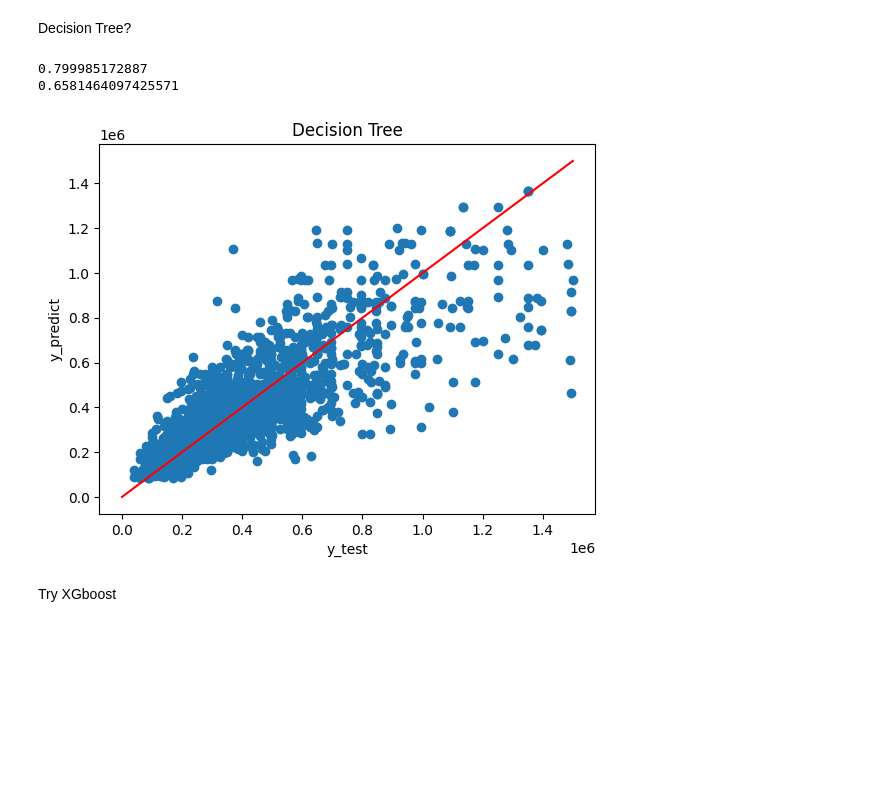
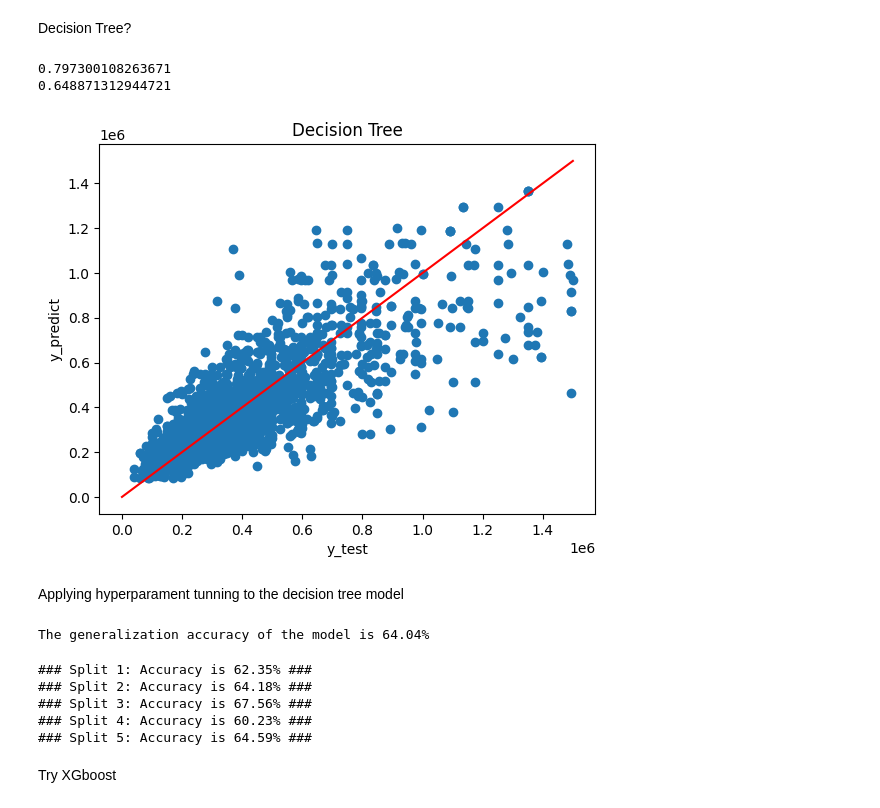
Before and after one commit to Spike815/Real_Estate_Analysis, a Jupyter notebook: model-building/regression-model.ipynb, the cells around one changed output. Cells and saved outputs as stored; diff of their text form; code cells hidden in the pictures; blank space fills up the shorter version.

```diff
--- a/model-building/regression-model.ipynb
+++ b/model-building/regression-model.ipynb
@@ -167,27 +167,82 @@ Decision Tree?
 # %%
 from sklearn.tree import DecisionTreeRegressor
 
 #depth, minimum samples, and minimum sample split.
 #These values can be tuned to ensure that we are able to achieve early stopping.
-clf = DecisionTreeRegressor(min_samples_leaf=10)
-
+clf = DecisionTreeRegressor(min_samples_leaf=10,max_features=0.9)
 clf.fit(X_train,y_train)
 y_pred=clf.predict(X_test)
 print(clf.score(X_train,y_train))
 print(clf.score(X_test,y_test))
 
 #show result
 a = np.array([0,max(y_test)[0]])
 plt.scatter(y_test,y_pred)
 plt.plot(a,a,color="red")
 plt.xlabel("y_test")
 plt.ylabel("y_predict")
 plt.title("Decision Tree")
 plt.show()
 # %% [output]
-0.799985172887
-0.6581464097425571
+0.797300108263671
+0.648871312944721
-[figure, old version]
+[figure, new version]
+# %% [markdown]
+Applying hyperparament tunning to the decision tree model
+# %%
+
+def single_grid_search(X_train, y_train):
+    """
+    Performs a grid search using the training set given.
+    """
+    # Setting all the parameters we want to test
+    params = {
+        'max_features' : np.arange(0.1,1,0.1).tolist(), #Number of features to consider as a fraction of all features
+        'max_depth': [1,2,4,8, None],# Depth of the tree
+    "min_samples_leaf":[1,2,4,8,10]
+    }
+
+    gridsearch = GridSearchCV(estimator = clf,
+                            param_grid = params,
+                            cv = 5, # Use 5 folds
+                            verbose = 0,
+                            n_jobs = -1 #Use all but one CPU core
+                            )
+    return gridsearch.fit(X_train, y_train)
+
+result = single_grid_search(X_train, y_train)
+decision_tree = result.best_estimator_
+score = decision_tree.score(X_test, y_test)
+print("The generalization accuracy of the model is {:.2f}%".format(score * 100))
+# %% [output]
+The generalization accuracy of the model is 64.04%
+# %%
+# Now we can create k train-test splits using KFold
+from sklearn.model_selection import KFold
+
+# Using KFold instead of calling multiple times train_test_split to ensure that each
+# sample goes into a single split only
+kf = KFold(n_splits=5, random_state=45, shuffle=True)
+
+split = 0
+scores = []
+for train_index, test_index in kf.split(X,y):
+
+    X_train, X_test = X[train_index], X[test_index]
+    y_train, y_test = y[train_index], y[test_index]
+
+    result = single_grid_search(X_train, y_train)
+
+    decision_tree = result.best_estimator_
+    score = decision_tree.score(X_test, y_test)
+    scores.append(score)
+    print("### Split {}: Accuracy is {:.2f}% ###".format(split := split + 1, score*100))
+# %% [output]
+### Split 1: Accuracy is 62.35% ###
+### Split 2: Accuracy is 64.18% ###
+### Split 3: Accuracy is 67.56% ###
+### Split 4: Accuracy is 60.23% ###
+### Split 5: Accuracy is 64.59% ###
 # %% [markdown]
 Try XGboost
 # %%
```
Also changed, not shown: parts of 4 cells of this notebook, 4 other files.
